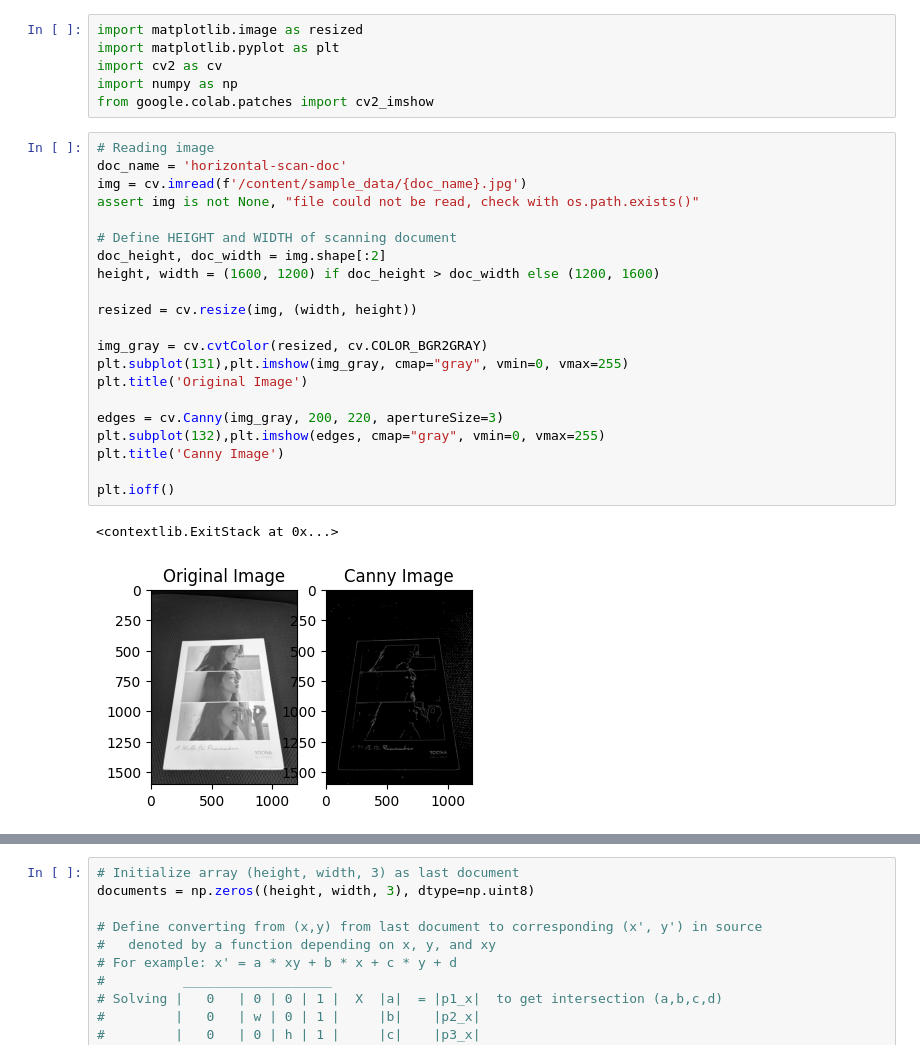
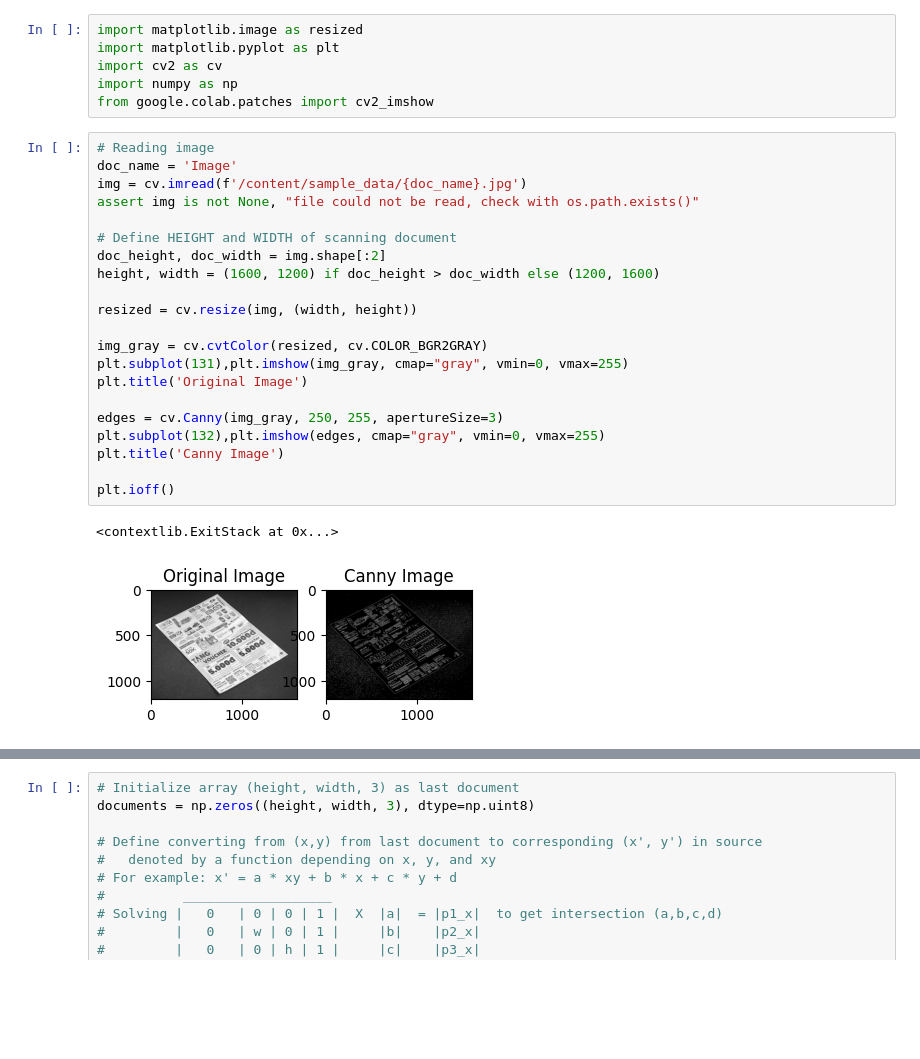
Before and after one commit to philongvn99/Public_Colaboratory, a Jupyter notebook: Scanning_document.ipynb, the cells around one changed output, grey strips where cells are left out. Saved outputs shown, nothing was run; the diff lists cells and outputs as text; blank space fills up the shorter version.

```diff
--- a/Scanning_document.ipynb
+++ b/Scanning_document.ipynb
@@ -27,28 +27,28 @@ import numpy as np
 from google.colab.patches import cv2_imshow
 # %%
 # Reading image
-doc_name = 'horizontal-scan-doc'
+doc_name = 'Image'
 img = cv.imread(f'/content/sample_data/{doc_name}.jpg')
 assert img is not None, "file could not be read, check with os.path.exists()"
 
 # Define HEIGHT and WIDTH of scanning document
 doc_height, doc_width = img.shape[:2]
 height, width = (1600, 1200) if doc_height > doc_width else (1200, 1600)
 
 resized = cv.resize(img, (width, height))
 
 img_gray = cv.cvtColor(resized, cv.COLOR_BGR2GRAY)
 plt.subplot(131),plt.imshow(img_gray, cmap="gray", vmin=0, vmax=255)
 plt.title('Original Image')
 
-edges = cv.Canny(img_gray, 200, 220, apertureSize=3)
+edges = cv.Canny(img_gray, 250, 255, apertureSize=3)
 plt.subplot(132),plt.imshow(edges, cmap="gray", vmin=0, vmax=255)
 plt.title('Canny Image')
 
 plt.ioff()
 # %% [output]
 <contextlib.ExitStack at 0x...>
-[figure, old version]
+[figure, new version]
 # %%
 # Using Hough Transform to detect lines
 # Filtering lines appearing more than [(width + height) / 14] times
```
Also changed, not shown: parts of 2 cells of this notebook.
